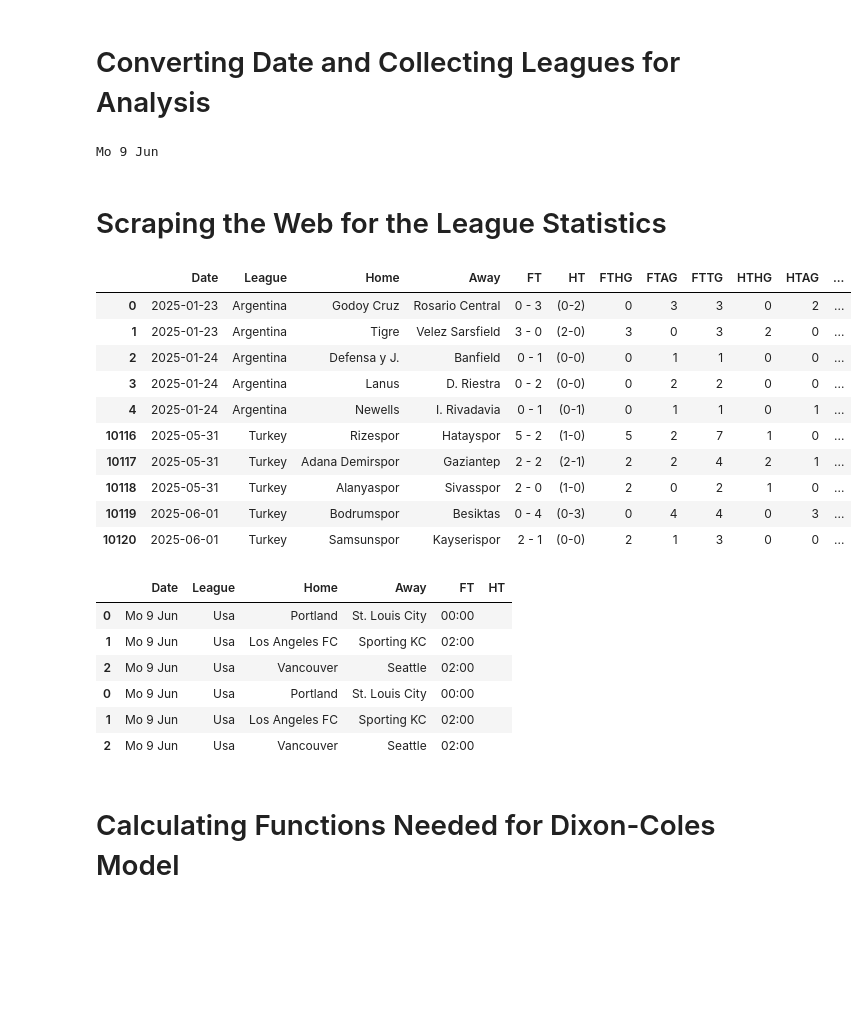
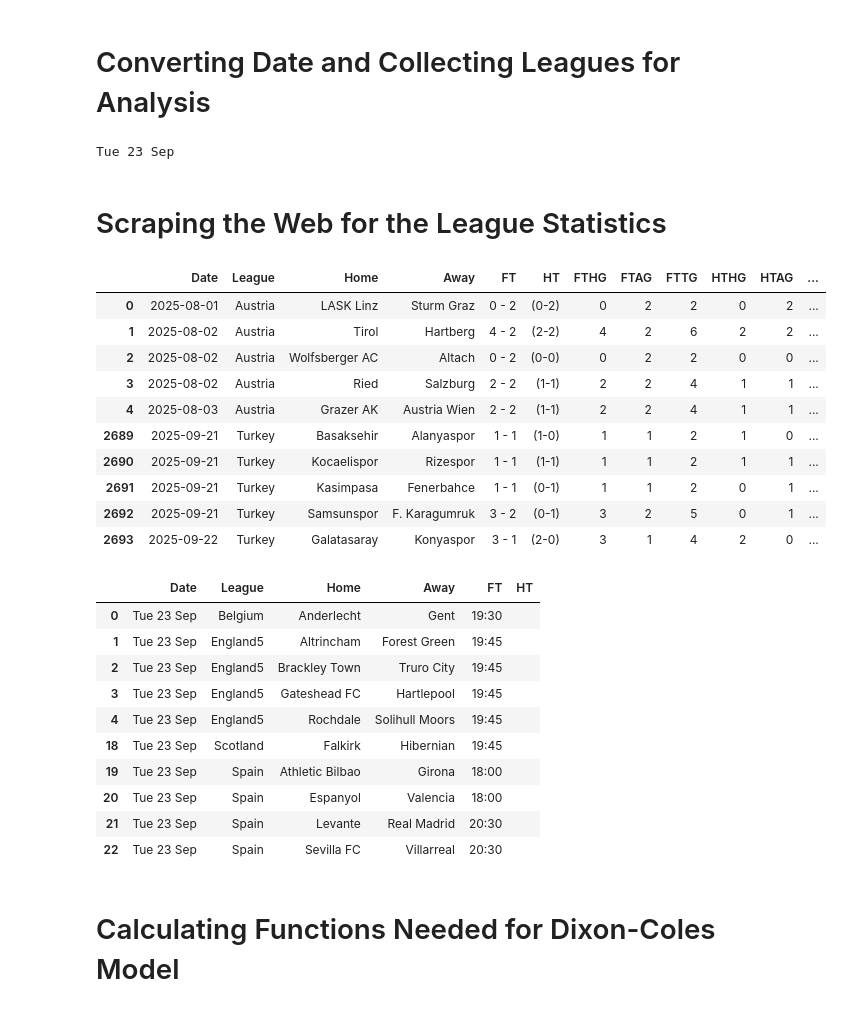
Before and after one commit to musayevf/Dixon_Coles_2025, a Jupyter notebook: _dixon_coles_model.ipynb, the cells around one changed output. Drawn from its saved outputs; the diff is of its cells as text; code cells hidden in the pictures; blank space fills up the shorter version.

```diff
--- a/_dixon_coles_model.ipynb
+++ b/_dixon_coles_model.ipynb
@@ -16,13 +16,13 @@ pd.set_option('display.max_rows', None)
 pd.set_option('display.max_columns', None)
 
 # Get today's date
-given_date = "2025-06-09" #year-month-day
+given_date = "2025-09-23" #year-month-day
 threshold = 70 #threshold for percentages to highlight in final dataframe (between 1 and 100)
 
-wanted_leagues = ['argentina','austria', 'australia', 'belgium', 'brazil', 'colombia','denmark',
+wanted_leagues = ['austria', 'belgium','denmark',
                   'england', 'england2', 'england3', 'england4', 'england5', 'france', 'france2',
                   'germany', 'germany2', 'greece', 'italy', 'italy2', 'japan', 'southkorea', 'usa',
-                   'mexico2', 'netherlands', 'norway','poland', 'portugal', 'portugal2',
+                  'netherlands', 'norway','poland', 'portugal', 'portugal2',
                    'saudiarabia','scotland', 'spain', 'spain2', 'sweden', 'switzerland', 'turkey']
 # urug, peru, ecuado,
 # %%
@@ -52,7 +52,7 @@ sth = results.find_all("tr", attrs={'height': '34'})
 # %%
 from dateutil import parser
 
-day_abbreviations = {0: "Mo", 1: "Tu", 2: "We", 3: "Th", 4: "Fr", 5: "Sa", 6: "Su"}
+day_abbreviations = {0: "Mon", 1: "Tue", 2: "Wed", 3: "Thu", 4: "Fri", 5: "Sat", 6: "Sun"}
 given_date_parsed = parser.parse(given_date)
 
 # Manually format the day to remove leading zeros
@@ -63,7 +63,7 @@ month = given_date_parsed.strftime('%b')
 formatted_date = f"{day_abbreviations[given_date_parsed.weekday()]} {day} {month}"
 print(formatted_date)
 # %% [output]
-Mo 9 Jun
+Tue 23 Sep
 # %% [markdown]
 # Scraping the Web for the League Statistics
 # %%
@@ -153,56 +153,61 @@ final = final[final['HT'] != 'NA']
 
 # Define current year
 current_year = datetime.now().year
 
 # Function to parse and assign the correct year
 def parse_date(date_str):
-    # Extract day and month
-    date_obj = datetime.strptime(date_str[3:], '%d %b')
+    # Extract day and month, strip any leading/trailing whitespace
+    date_part = date_str[3:].strip()
+    date_obj = datetime.strptime(date_part, '%d %b')
     # Assign correct year
     full_date = date_obj.replace(year=current_year)
 
     # If the parsed date is already in the future, assign the previous year
     if full_date > datetime.now():
         full_date = full_date.replace(year=current_year - 1)
 
     return full_date
 
 # Apply the function to parse dates
 final['Date'] = final['Date'].apply(parse_date)
 
 # Find the latest date for each league
 latest_dates = final.groupby('League')['Date'].max().rename('latest_date')
 
 # Merge with the original DataFrame
 final = final.merge(latest_dates, on='League')
 
 # Calculate the time difference in days
 final['time_diff'] = (final['latest_date'] - final['Date']).dt.days
 combined_df = pd.concat([final.head(), final.tail()])
 combined_df
 # %% [output]
 |  | Date | League | Home | Away | FT | HT | FTHG | FTAG | FTTG | HTHG | HTAG | ... |
-| 0 | 2025-01-23 | Argentina | Godoy Cruz | Rosario Central | 0 - 3 | (0-2) | 0 | 3 | 3 | 0 | 2 | ... |
-| 1 | 2025-01-23 | Argentina | Tigre | Velez Sarsfield | 3 - 0 | (2-0) | 3 | 0 | 3 | 2 | 0 | ... |
-| 2 | 2025-01-24 | Argentina | Defensa y J. | Banfield | 0 - 1 | (0-0) | 0 | 1 | 1 | 0 | 0 | ... |
-| 3 | 2025-01-24 | Argentina | Lanus | D. Riestra | 0 - 2 | (0-0) | 0 | 2 | 2 | 0 | 0 | ... |
-| 4 | 2025-01-24 | Argentina | Newells | I. Rivadavia | 0 - 1 | (0-1) | 0 | 1 | 1 | 0 | 1 | ... |
-| 10116 | 2025-05-31 | Turkey | Rizespor | Hatayspor | 5 - 2 | (1-0) | 5 | 2 | 7 | 1 | 0 | ... |
-| 10117 | 2025-05-31 | Turkey | Adana Demirspor | Gaziantep | 2 - 2 | (2-1) | 2 | 2 | 4 | 2 | 1 | ... |
-| 10118 | 2025-05-31 | Turkey | Alanyaspor | Sivasspor | 2 - 0 | (1-0) | 2 | 0 | 2 | 1 | 0 | ... |
-| 10119 | 2025-06-01 | Turkey | Bodrumspor | Besiktas | 0 - 4 | (0-3) | 0 | 4 | 4 | 0 | 3 | ... |
-| 10120 | 2025-06-01 | Turkey | Samsunspor | Kayserispor | 2 - 1 | (0-0) | 2 | 1 | 3 | 0 | 0 | ... |
+| 0 | 2025-08-01 | Austria | LASK Linz | Sturm Graz | 0 - 2 | (0-2) | 0 | 2 | 2 | 0 | 2 | ... |
+| 1 | 2025-08-02 | Austria | Tirol | Hartberg | 4 - 2 | (2-2) | 4 | 2 | 6 | 2 | 2 | ... |
+| 2 | 2025-08-02 | Austria | Wolfsberger AC | Altach | 0 - 2 | (0-0) | 0 | 2 | 2 | 0 | 0 | ... |
+| 3 | 2025-08-02 | Austria | Ried | Salzburg | 2 - 2 | (1-1) | 2 | 2 | 4 | 1 | 1 | ... |
+| 4 | 2025-08-03 | Austria | Grazer AK | Austria Wien | 2 - 2 | (1-1) | 2 | 2 | 4 | 1 | 1 | ... |
+| 2689 | 2025-09-21 | Turkey | Basaksehir | Alanyaspor | 1 - 1 | (1-0) | 1 | 1 | 2 | 1 | 0 | ... |
+| 2690 | 2025-09-21 | Turkey | Kocaelispor | Rizespor | 1 - 1 | (1-1) | 1 | 1 | 2 | 1 | 1 | ... |
+| 2691 | 2025-09-21 | Turkey | Kasimpasa | Fenerbahce | 1 - 1 | (0-1) | 1 | 1 | 2 | 0 | 1 | ... |
+| 2692 | 2025-09-21 | Turkey | Samsunspor | F. Karagumruk | 3 - 2 | (0-1) | 3 | 2 | 5 | 0 | 1 | ... |
+| 2693 | 2025-09-22 | Turkey | Galatasaray | Konyaspor | 3 - 1 | (2-0) | 3 | 1 | 4 | 2 | 0 | ... |
 # %%
 next_leagues = next_matches['League'].unique().tolist()
 pd.concat([next_matches.head(), next_matches.tail()])
 # %% [output]
 |  | Date | League | Home | Away | FT | HT |
-| 0 | Mo 9 Jun | Usa | Portland | St. Louis City | 00:00 |  |
-| 1 | Mo 9 Jun | Usa | Los Angeles FC | Sporting KC | 02:00 |  |
-| 2 | Mo 9 Jun | Usa | Vancouver | Seattle | 02:00 |  |
-| 0 | Mo 9 Jun | Usa | Portland | St. Louis City | 00:00 |  |
-| 1 | Mo 9 Jun | Usa | Los Angeles FC | Sporting KC | 02:00 |  |
-| 2 | Mo 9 Jun | Usa | Vancouver | Seattle | 02:00 |  |
+| 0 | Tue 23 Sep | Belgium | Anderlecht | Gent | 19:30 |  |
+| 1 | Tue 23 Sep | England5 | Altrincham | Forest Green | 19:45 |  |
+| 2 | Tue 23 Sep | England5 | Brackley Town | Truro City | 19:45 |  |
+| 3 | Tue 23 Sep | England5 | Gateshead FC | Hartlepool | 19:45 |  |
+| 4 | Tue 23 Sep | England5 | Rochdale | Solihull Moors | 19:45 |  |
+| 18 | Tue 23 Sep | Scotland | Falkirk | Hibernian | 19:45 |  |
+| 19 | Tue 23 Sep | Spain | Athletic Bilbao | Girona | 18:00 |  |
+| 20 | Tue 23 Sep | Spain | Espanyol | Valencia | 18:00 |  |
+| 21 | Tue 23 Sep | Spain | Levante | Real Madrid | 20:30 |  |
+| 22 | Tue 23 Sep | Spain | Sevilla FC | Villarreal | 20:30 |  |
 # %% [markdown]
 # Calculating Functions Needed for Dixon-Coles Model
 # %%
```
Also changed, not shown: parts of 4 cells of this notebook, 3 other files.
